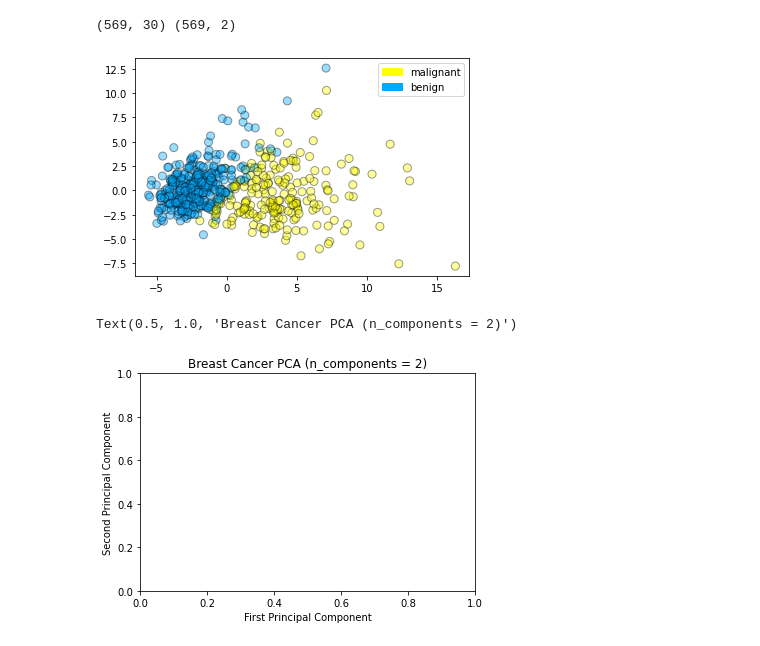
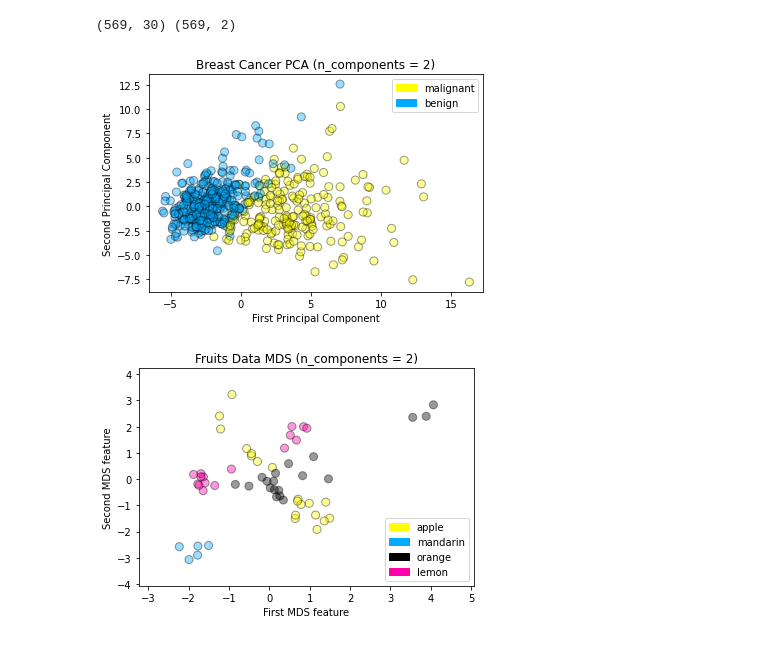
Before and after one commit to tolu36/Mini-projects, a Jupyter notebook: modelling.ipynb, the cells around one changed output. Saved outputs shown, nothing was run; the diff lists cells and outputs as text; code cells hidden in the pictures.

```diff
--- a/modelling.ipynb
+++ b/modelling.ipynb
@@ -1594,12 +1594,25 @@ print(X_cancer.shape, X_pca.shape)
 # %%
 # now plotting the new dimesion reduced dataset
 from adspy_shared_utilities import plot_labelled_scatter
-fig, subaxes=plt.subplots(1,1, figsize=(4,4))
-plot_labelled_scatter(X_pca, y_cancer,['malignant', 'benign'])
-plt.xlabel('First Principal Component')
-plt.ylabel('Second Principal Component')
-plt.title('Breast Cancer PCA (n_components = 2)')
+xlabel='First Principal Component'
+ylabel='Second Principal Component'
+title='Breast Cancer PCA (n_components = 2)'
+plot_labelled_scatter(X_pca, y_cancer,['malignant', 'benign'], title, xlabel, ylabel)
 # %% [output]
-[figure, old version]
+[figure, new version]
-Text(0.5, 1.0, 'Breast Cancer PCA (n_components = 2)')
-[figure, removed]
+# %%
+# unsupervised learning methods
+# applying manifold method (MDS) to fruits dataset
+from sklearn.manifold import MDS
+feature_names_fruits = ['height', 'width', 'mass', 'color_score']
+X = fruit_df[['mass','width','height', 'color_score']]
+y = (fruit_df[['fruit_label']]-1).to_numpy()
+X_norm= StandardScaler().fit_transform(X)
+mds=MDS(n_components=2)
+X_mds=mds.fit_transform(X_norm)
+xlabel='First MDS feature'
+ylabel='Second MDS feature'
+title='Fruits Data MDS (n_components = 2)'
+plot_labelled_scatter(X_mds, y,['apple', 'mandarin', 'orange', 'lemon'], title, xlabel, ylabel)
+# %% [output]
+[figure, added]
```
Also changed, not shown: parts of 14 cells of this notebook.
